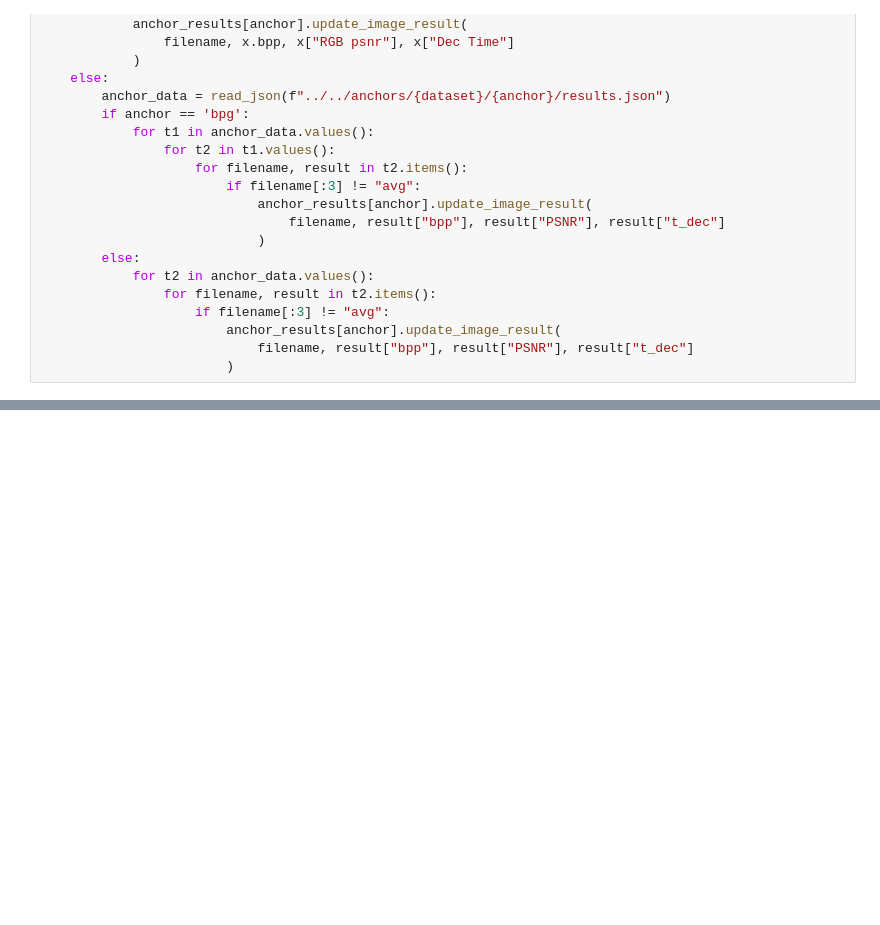
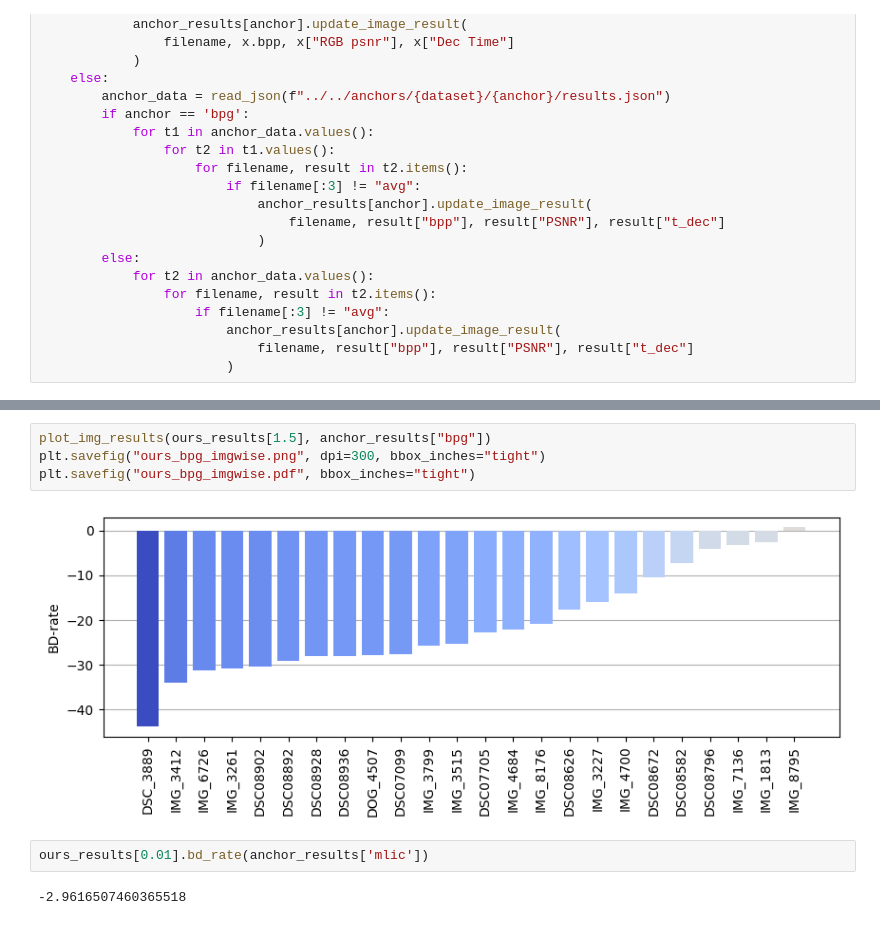
Before and after one commit to fgvfgfg564/TCM-lite, a Jupyter notebook: experiments/SAv1/performance/plot_performance.ipynb, the cells around one changed output, grey strips where cells are left out. Cells and saved outputs as stored; diff of their text form; blank space fills up the shorter version.

```diff
--- a/experiments/SAv1/performance/plot_performance.ipynb
+++ b/experiments/SAv1/performance/plot_performance.ipynb
@@ -295,0 +282,10 @@ IMG_8795 -4.393841075783811
+# %%
+plot_img_results(ours_results[1.5], anchor_results["bpg"])
+plt.savefig("ours_bpg_imgwise.png", dpi=300, bbox_inches="tight")
+plt.savefig("ours_bpg_imgwise.pdf", bbox_inches="tight")
+# %% [output]
+[figure, added]
+# %%
+ours_results[0.01].bd_rate(anchor_results['mlic'])
+# %% [output]
+-2.9616507460365518
```
Also changed, not shown: parts of 12 cells of this notebook, 3 other files.
